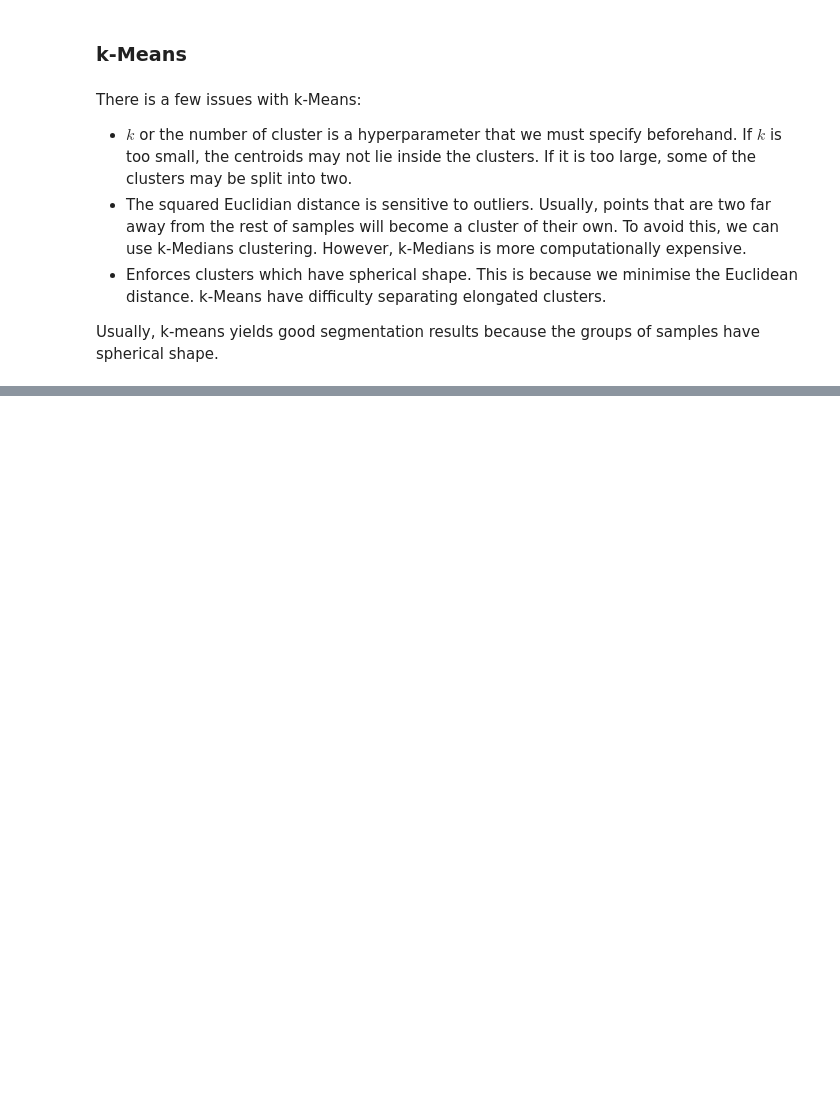
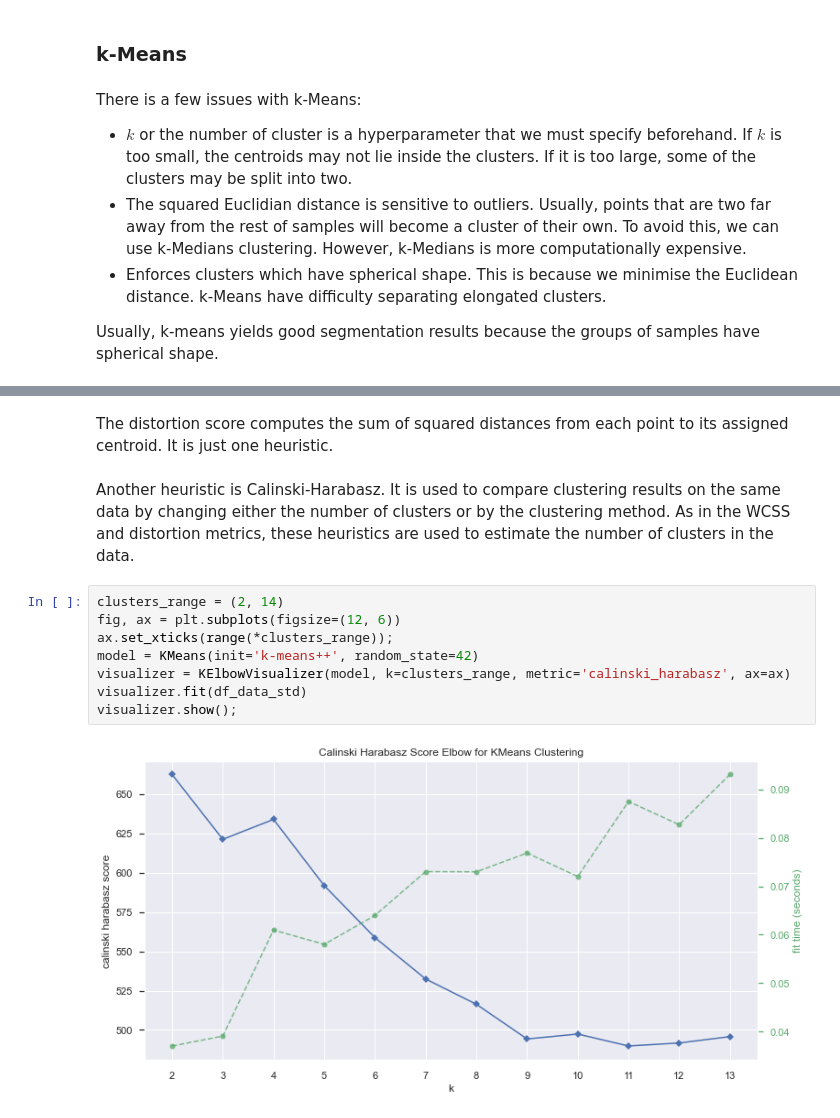
Before and after one commit to sheikhomar/customer-analytics, a Jupyter notebook: segmentation.ipynb, the cells around one changed output, grey strips where cells are left out. Saved outputs shown, nothing was run; the diff lists cells and outputs as text; blank space fills up the shorter version.

```diff
--- a/segmentation.ipynb
+++ b/segmentation.ipynb
@@ -187,0 +242,14 @@ Usually, k-means yields good segmentation results because the groups of samples
+# %% [markdown]
+The distortion score computes the sum of squared distances from each point to its assigned centroid. It is just one heuristic.
+# %% [markdown]
+Another heuristic is Calinski-Harabasz. It is used to compare clustering results on the same data by changing either the number of clusters or by the clustering method. As in the WCSS and distortion metrics, these heuristics are used to estimate the number of clusters in the data.
+# %%
+clusters_range = (2, 14)
+fig, ax = plt.subplots(figsize=(12, 6))
+ax.set_xticks(range(*clusters_range));
+model = KMeans(init='k-means++', random_state=42)
+visualizer = KElbowVisualizer(model, k=clusters_range, metric='calinski_harabasz', ax=ax)
+visualizer.fit(df_data_std)
+visualizer.show();
+# %% [output]
+[figure, added]
```
Also changed, not shown: parts of 36 cells of this notebook, 1 other file.
